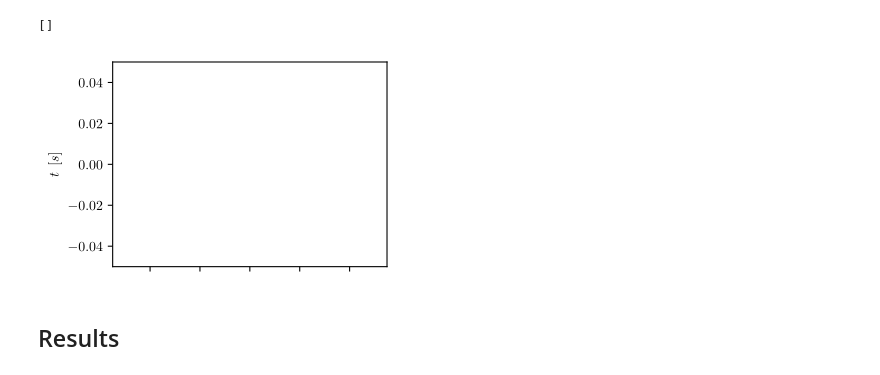
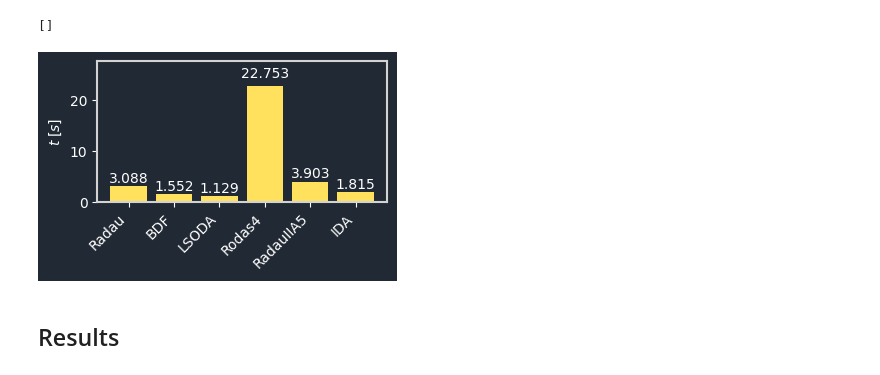
Before and after one commit to willi-z/batmania, a Jupyter notebook: SPM_Zhang.ipynb, the cells around one changed output. Cells and saved outputs as stored; diff of their text form; code cells hidden in the pictures.

```diff
--- a/SPM_Zhang.ipynb
+++ b/SPM_Zhang.ipynb
@@ -84,3 +184,5 @@ matplotlib.rcParams.update({
+# %%
+plot_config = dark_blue_plots
 # %% [markdown]
 ### Automated Install
 
@@ -369,19 +465,14 @@ for i in range(len(etas)):
             y,
             j,
             label=r"$\eta=" + str(eta) + "$",
-            color=colors[i]
+            # color=colors[i]
         )
     y_min = np.minimum(y_min, np.min(j))
     y_max = np.maximum(y_min, np.max(j))
 
-ax.xaxis.grid(which='both', color='gray', linestyle='dashed')
-ax.yaxis.grid(color='gray', linestyle='dashed')
-
 ax.set_xlabel(r"$y \; \left[ \; \right]$")
 ax.set_ylabel(r"$j \; \left[ \frac{mol}{m^2 \; s} \right]$")
-ax.legend(loc='upper left',
-          edgecolor='white',
-          fancybox=False, frameon=True)
+ax.legend(loc='upper left')
 
 
 dx = 0.05
@@ -400,15 +491,11 @@ dy = np.ceil((y_max - y_min)/4 * shift) / shift
 ax.set_yticks(np.arange(y_min, y_max + dy, dy))
 ax.set_ylim([y_min, y_max])
 
-for axis in ['top', 'bottom', 'left', 'right']:
-    ax.spines[axis].set_color('black')
-    ax.spines[axis].set_linewidth(1.5)
 
 # This should be called after all axes have been added
 fig.tight_layout(pad=0)
 
-if store_images:
-    plt.savefig(result_path / 'spm_zhang_j(y).pgf')
+save_plot(plt, 'spm_j(y)')
 
 fig
 # %% [output]
@@ -507,7 +597,7 @@ sol = solve_ivp(
 )
 # %%
 import numpy as np
-
+import json
 
 ts = np.linspace(0, t_end, 2000)
 c_sol = sol.sol(ts).T
@@ -515,10 +605,12 @@ c_sol = sol.sol(ts).T
 u_apps = np.zeros(len(ts))
 js = np.zeros(len(ts))
 c_surfs = np.zeros(len(ts))
+c_lis = []
 
 for i in range(len(ts)):
     u_apps[i] = U_app(ts[i])
     c_li = c_sol[i]
+    c_lis.append(list(c_li))
     c_surf = get_c_surf(c_li)
     c_surfs[i] = c_surf
     js[i] = ion_flux(c_surf, u_apps[i])
@@ -528,18 +620,19 @@ js = js * (electrode["Rs"] / (electrode["D"] * electrode["c_max"])) # dimensionl
 
 import polars as pl
 
-df = pl.DataFrame({
-    "t": ts,
-    "j": js,
-    "I": Is,
-    "U": u_apps,
-    "c_surf":  c_surfs,
-})
+df = {
+    "t": list(ts),
+    "j": list(js),
+    "I": list(Is),
+    "U": list(u_apps),
+    "c_li": list(c_lis),
+    "c_surf":  list(c_surfs),
+}
 
 # write to file
 from pathlib import Path
 
 storageFile = result_path / "sol_zhang.json"
 print(storageFile.absolute())
-df.write_json(storageFile)
+json.dump(df, storageFile.open("+w"))
 # %% [output]
@@ -738,38 +829,39 @@ json.dump(run_times, file.open("w+"), indent=4)
 import matplotlib.pyplot as plt
 from matplotlib.ticker import AutoMinorLocator
 from helpers import set_size
+
+plt.rcParams.update(plot_config)
 
 fig,ax = plt.subplots(figsize=set_size(245))
 
 max_time = 0
 mean_times = []
 for solver, times in run_times.items():
     height = np.median(times)
     max_time = np.maximum(max_time, height)
     mean_times.append(height)
 
 bar_plot = ax.bar(list(run_times.keys()), mean_times)
 
 def autolabel(rects):
     for idx,rect in enumerate(bar_plot):
         height = rect.get_height()
         ax.text(rect.get_x() + rect.get_width()/2., 1.05*height,
                 np.round(mean_times[idx],3),
                 ha='center', va='bottom', rotation=0)
 autolabel(bar_plot)
-
+ax.grid(False)
 ax.set_xticklabels(list(run_times.keys()), rotation=45, ha='right')
 ax.set_ylabel(r"$t \; \left[ s \right]$")
 ax.set_ylim([0, np.ceil(max_time)*1.2])
 
 fig.tight_layout(pad=0)
 
-if store_images or True:
-    plt.savefig(result_path / ("sol_benchmark.pgf"))
+save_plot(plt, 'sol_benchmark(y)')
 
 fig
 # %% [output]
-[figure, old version]
+[figure, new version]
 # %% [markdown]
 ## Results
 # %%
```
Also changed, not shown: parts of 21 cells of this notebook, 2 other files.
